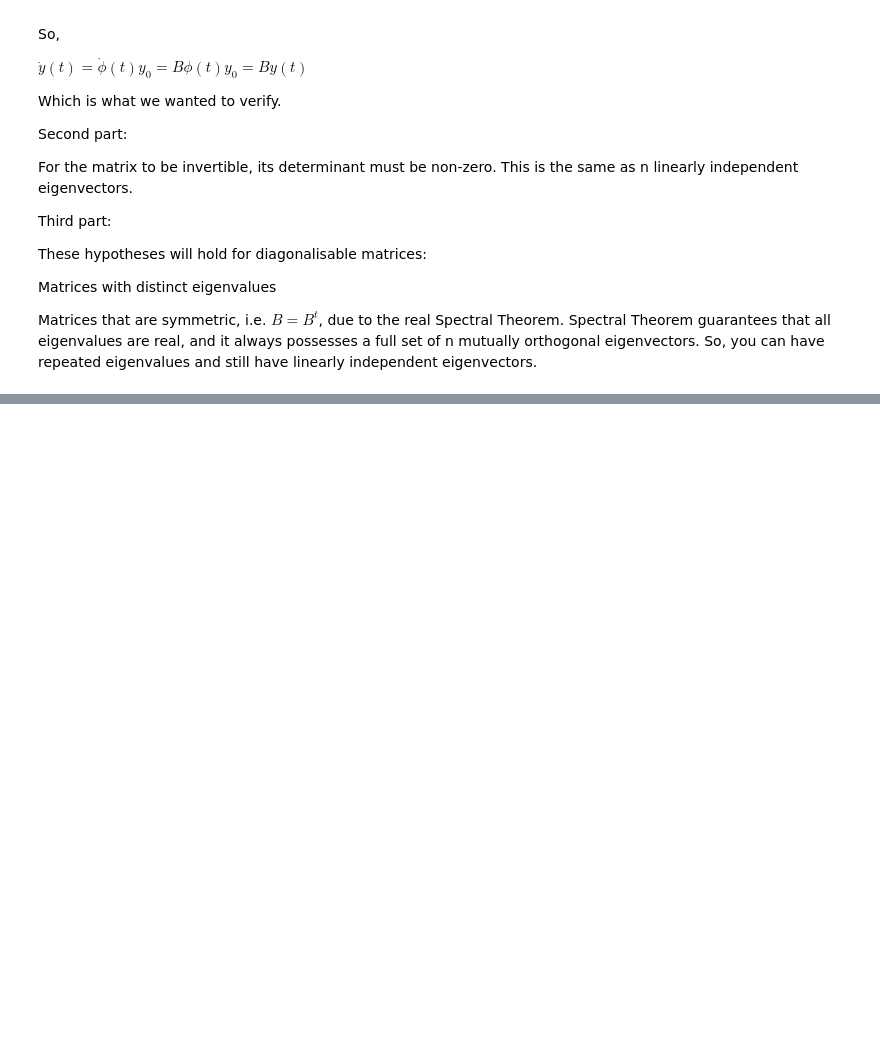
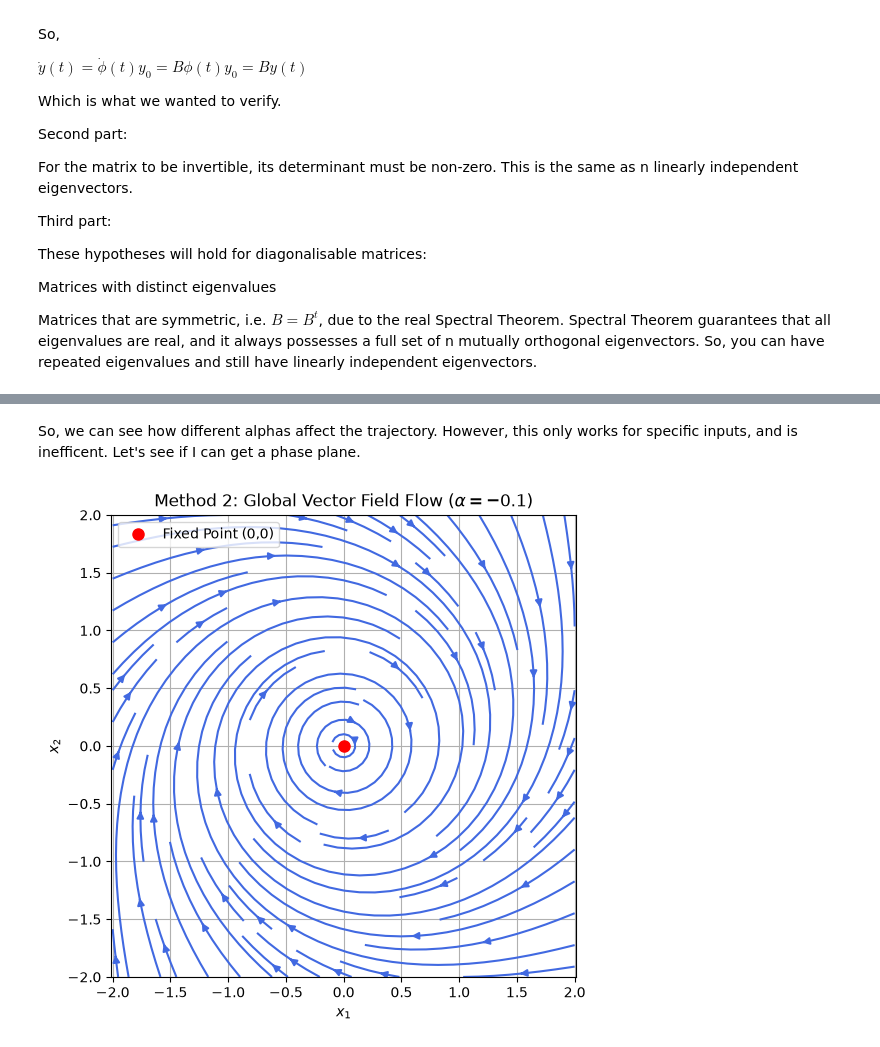
Before and after one commit to Sean26-iti/ShortCourseforMathematicalNeuro, a Jupyter notebook: E&HChapterTwo.ipynb, the cells around one changed output, grey strips where cells are left out. Saved outputs shown, nothing was run; the diff lists cells and outputs as text; code cells hidden in the pictures; blank space fills up the shorter version.

```diff
--- a/E&HChapterTwo.ipynb
+++ b/E&HChapterTwo.ipynb
@@ -68,0 +153,24 @@ My interpretation: If the Jacobian has no solely imaginary ($1+2i$ is accepted)
+# %% [markdown]
+So, we can see how different alphas affect the trajectory. However, this only works for specific inputs, and is inefficent. Let's see if I can get a phase plane.
+# %%
+#Pick arbitrary values for coordinate grid
+x1_vals = np.linspace(-2,2,20)
+x2_vals = np.linspace(-2,2,20)
+X1, X2 = np.meshgrid(x1_vals, x2_vals)
+
+alpha_val=-0.1
+DX1, DX2 = degenerate_system(0, [X1, X2], alpha_val)
+
+plt.figure(figsize=(6, 6))
+plt.streamplot(X1, X2, DX1, DX2, color='royalblue', density=1)
+plt.plot(0, 0, 'ro', markersize=8, label="Fixed Point (0,0)")
+
+plt.title(r"Method 2: Global Vector Field Flow ($\alpha = -0.1$)")
+plt.xlabel("$x_1$")
+plt.ylabel("$x_2$")
+plt.axis('equal')
+plt.grid(True)
+plt.legend()
+plt.show()
+# %% [output]
+[figure, added]
```
Also changed, not shown: parts of 8 cells of this notebook.
